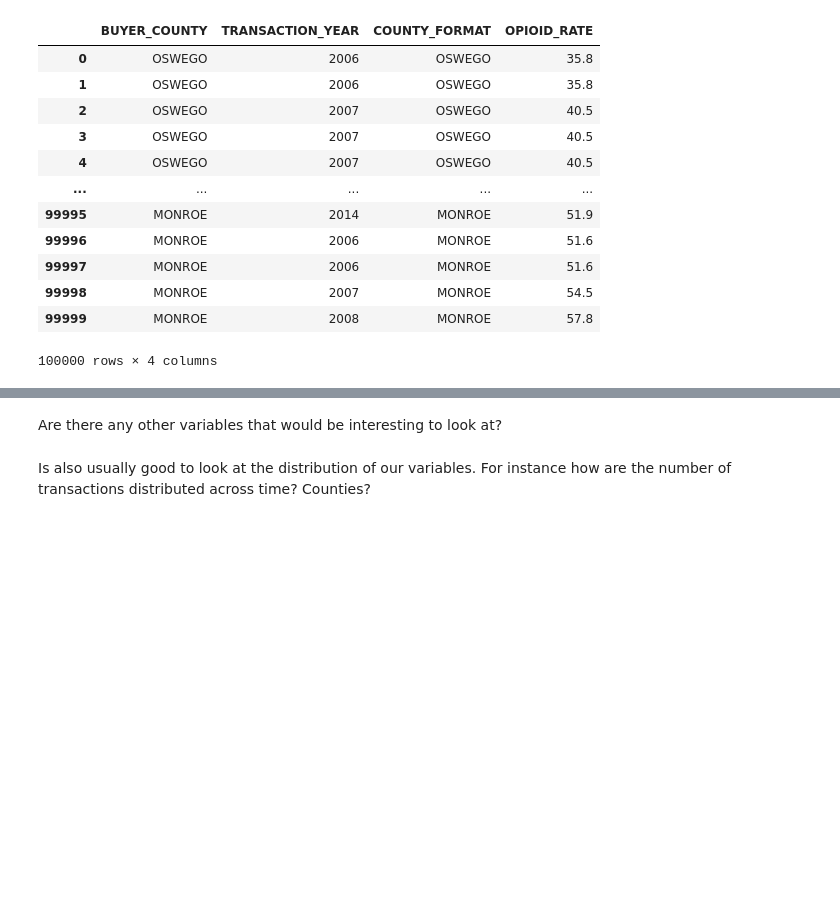
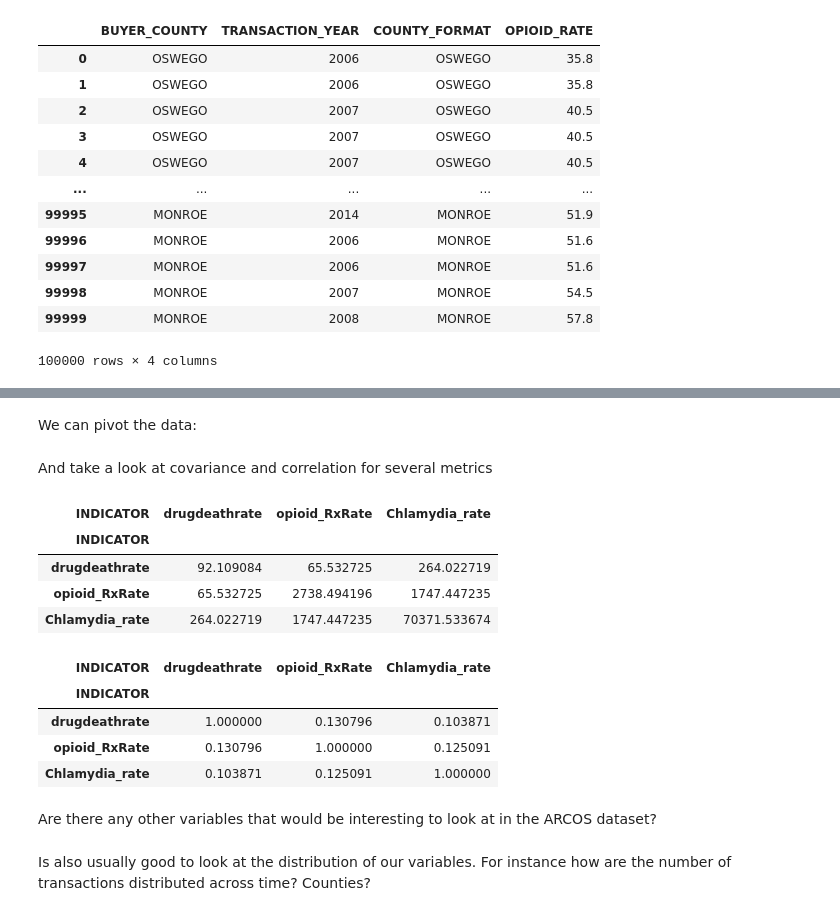
Before and after one commit to jessicambs/hacknights, a Jupyter notebook: opioid-analytics/01_opioid-distribution-prescription-patterns.ipynb, the cells around one changed output, grey strips where cells are left out. Cells and saved outputs as stored; diff of their text form; code cells hidden in the pictures; blank space fills up the shorter version.

Commit message:
Add correlation/covariance; download link to ARCOS dataset

```diff
--- a/opioid-analytics/01_opioid-distribution-prescription-patterns.ipynb
+++ b/opioid-analytics/01_opioid-distribution-prescription-patterns.ipynb
@@ -147,0 +159,3 @@ It's usually a good idea when working with a new dataset to get a feel for the d
+# %%
+health_metrics = pd.read_csv('data/OpioidDB/countydata.csv')
+health_metrics.head()
@@ -148,5 +189,29 @@ It's usually a good idea when working with a new dataset to get a feel for the d
+# %% [markdown]
+We can pivot the data:
+# %%
+health_metrics['key'] = health_metrics.apply(lambda x: '{}-{}-{}'.format(str(x['STATEFP']), str(x['COUNTYFP']), str(x['YEAR'])), axis=1)
+health_metrics = health_metrics.pivot_table(index='key', columns='INDICATOR', values='VALUE', aggfunc=np.sum)
+# %% [markdown]
+And take a look at covariance and correlation for several metrics
+# %%
+# Covariance
+display(health_metrics[['drugdeathrate', 'opioid_RxRate', 'Chlamydia_rate']].cov())
+
+# Correlation
+display(health_metrics[['drugdeathrate', 'opioid_RxRate', 'Chlamydia_rate']].corr())
+# %% [output]
+| INDICATOR | drugdeathrate | opioid_RxRate | Chlamydia_rate |
+| INDICATOR |  |  |  |
+| drugdeathrate | 92.109084 | 65.532725 | 264.022719 |
+| opioid_RxRate | 65.532725 | 2738.494196 | 1747.447235 |
+| Chlamydia_rate | 264.022719 | 1747.447235 | 70371.533674 |
+| INDICATOR | drugdeathrate | opioid_RxRate | Chlamydia_rate |
+| INDICATOR |  |  |  |
+| drugdeathrate | 1.000000 | 0.130796 | 0.103871 |
+| opioid_RxRate | 0.130796 | 1.000000 | 0.125091 |
+| Chlamydia_rate | 0.103871 | 0.125091 | 1.000000 |
 # %% [markdown]
-Are there any other variables that would be interesting to look at?
+Are there any other variables that would be interesting to look at in the ARCOS dataset?
 # %% [markdown]
 Is also usually good to look at the distribution of our variables. For instance how are the number of transactions distributed across time? Counties?
 # %%
```
Also changed, not shown: parts of 6 cells of this notebook.
